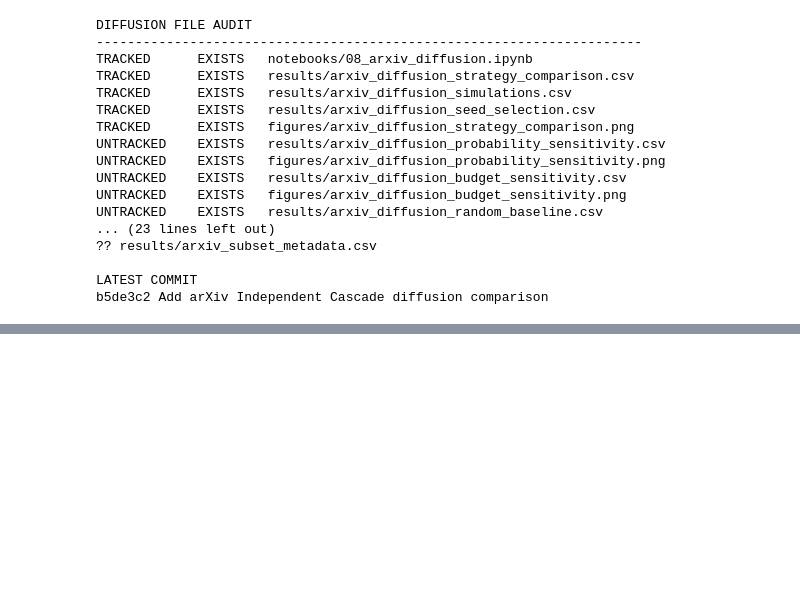
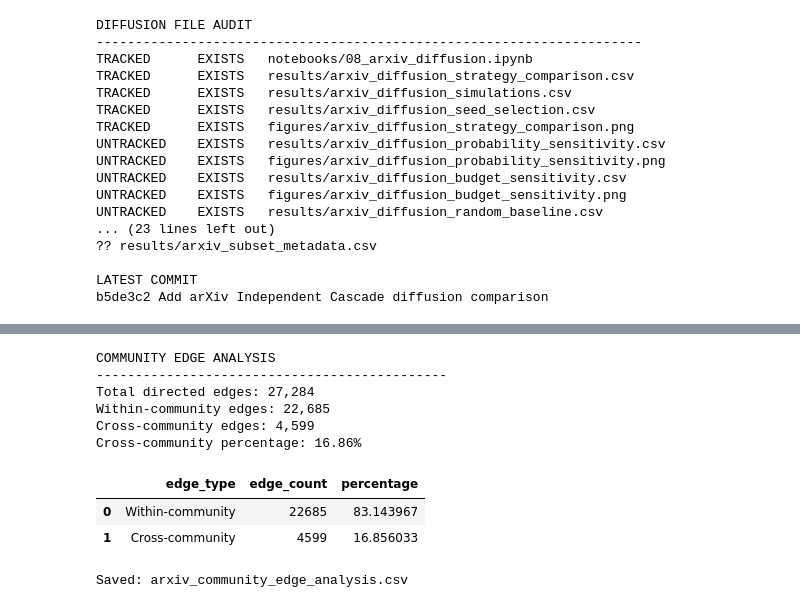
Before and after one commit to Sav-lets/cos802-network-analysis, a Jupyter notebook: notebooks/08_arxiv_diffusion.ipynb, the cells around one changed output, grey strips where cells are left out. Cells and saved outputs as stored; diff of their text form; code cells hidden in the pictures; blank space fills up the shorter version.

```diff
--- a/notebooks/08_arxiv_diffusion.ipynb
+++ b/notebooks/08_arxiv_diffusion.ipynb
@@ -1871,0 +2013,62 @@ b5de3c2 Add arXiv Independent Cascade diffusion comparison
+# %%
+
+# Step 8.1A — Analyse within-community and cross-community edges
+
+import pandas as pd
+
+# Map each node to its Louvain community
+node_to_community = dict(
+    zip(
+        membership_df["node idx"],
+        membership_df["louvain_community"]
+    )
+)
+
+within_edges = 0
+cross_edges = 0
+
+# Analyse the directed knowledge-flow network
+for source, target in G_diffusion.edges():
+    if node_to_community[source] == node_to_community[target]:
+        within_edges += 1
+    else:
+        cross_edges += 1
+
+total_edges = within_edges + cross_edges
+
+community_edge_df = pd.DataFrame({
+    "edge_type": ["Within-community", "Cross-community"],
+    "edge_count": [within_edges, cross_edges],
+    "percentage": [
+        100 * within_edges / total_edges,
+        100 * cross_edges / total_edges
+    ]
+})
+
+print("COMMUNITY EDGE ANALYSIS")
+print("-" * 45)
+print(f"Total directed edges: {total_edges:,}")
+print(f"Within-community edges: {within_edges:,}")
+print(f"Cross-community edges: {cross_edges:,}")
+print(f"Cross-community percentage: {100 * cross_edges / total_edges:.2f}%")
+
+assert total_edges == G_diffusion.number_of_edges()
+
+display(community_edge_df)
+
+# Save results
+output_path = project_root / "results" / "arxiv_community_edge_analysis.csv"
+community_edge_df.to_csv(output_path, index=False)
+
+print(f"\nSaved: {output_path.name}")
+# %% [output]
+COMMUNITY EDGE ANALYSIS
+---------------------------------------------
+Total directed edges: 27,284
+Within-community edges: 22,685
+Cross-community edges: 4,599
+Cross-community percentage: 16.86%
+|  | edge_type | edge_count | percentage |
+| 0 | Within-community | 22685 | 83.143967 |
+| 1 | Cross-community | 4599 | 16.856033 |
+Saved: arxiv_community_edge_analysis.csv
```
Also changed, not shown: parts of 11 cells of this notebook, 6 other files.
